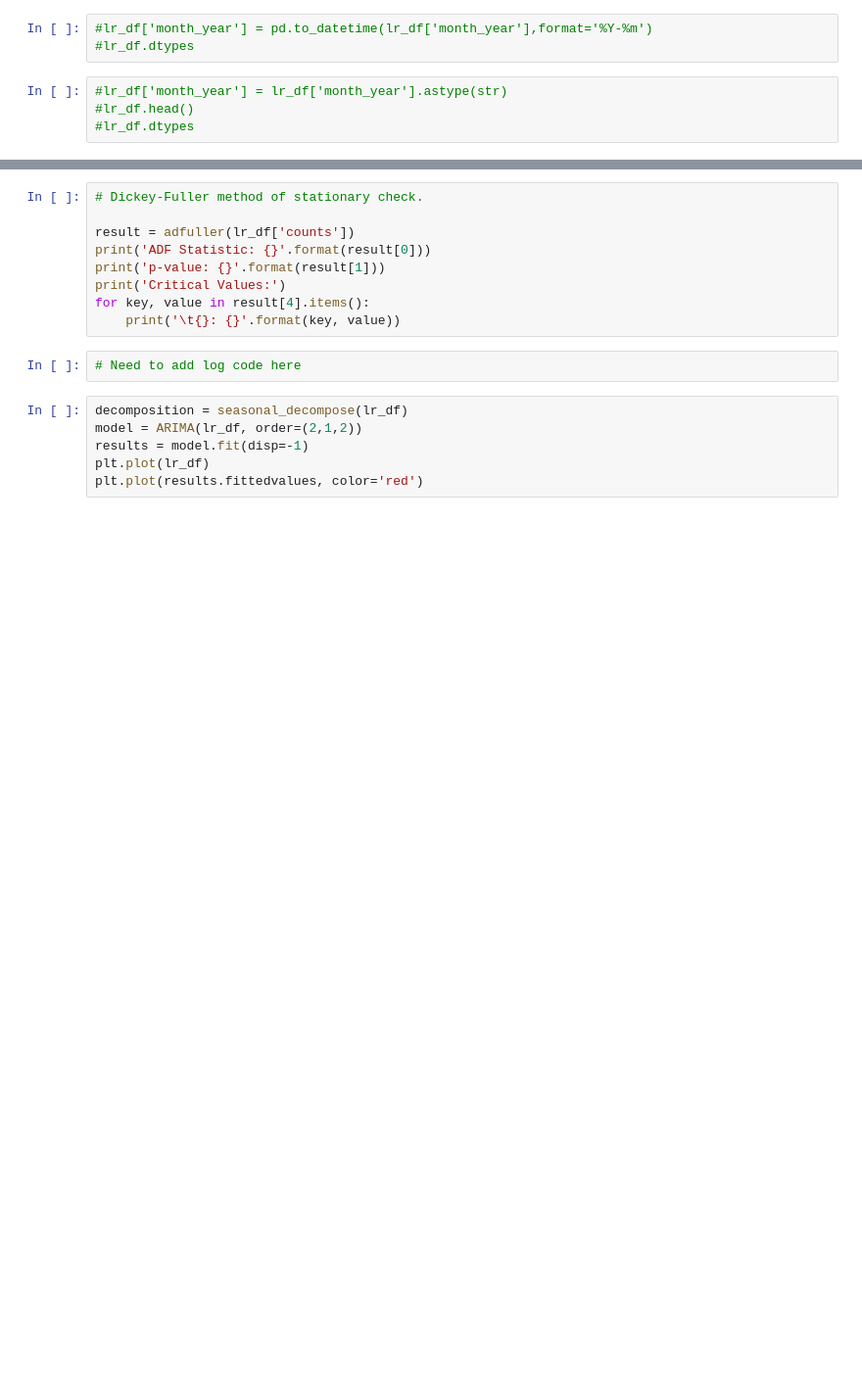
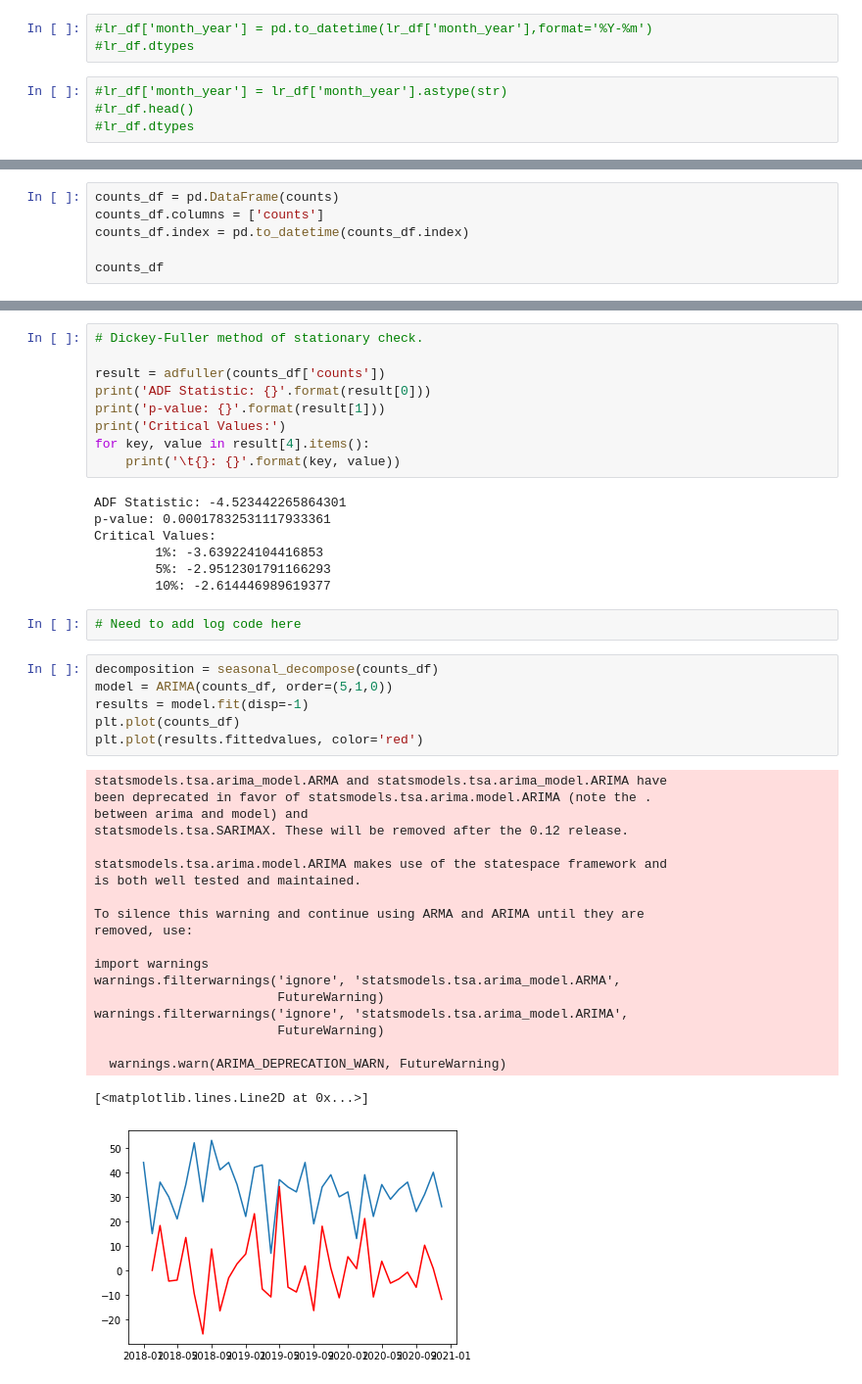
Before and after one commit to JSischo/Waupaca_repo, a Jupyter notebook: ARIMA_model.ipynb, the cells around one changed output, grey strips where cells are left out. Shown: that part at 98% size. Cells and saved outputs as stored; diff of their text form; blank space fills up the shorter version.

```diff
--- a/ARIMA_model.ipynb
+++ b/ARIMA_model.ipynb
@@ -170,0 +217,6 @@ plt.show()
+# %%
+counts_df = pd.DataFrame(counts)
+counts_df.columns = ['counts']
+counts_df.index = pd.to_datetime(counts_df.index)
+
+counts_df
@@ -171,18 +242,46 @@ plt.show()
 # %%
 # Dickey-Fuller method of stationary check.
 
-result = adfuller(lr_df['counts'])
+result = adfuller(counts_df['counts'])
 print('ADF Statistic: {}'.format(result[0]))
 print('p-value: {}'.format(result[1]))
 print('Critical Values:')
 for key, value in result[4].items():
     print('\t{}: {}'.format(key, value))
+# %% [output]
+ADF Statistic: -4.523442265864301
+p-value: 0.00017832531117933361
+Critical Values:
+        1%: -3.639224104416853
+        5%: -2.9512301791166293
+        10%: -2.614446989619377
 # %%
 # Need to add log code here
 # %%
-decomposition = seasonal_decompose(lr_df)
-model = ARIMA(lr_df, order=(2,1,2))
+decomposition = seasonal_decompose(counts_df)
+model = ARIMA(counts_df, order=(5,1,0))
 results = model.fit(disp=-1)
-plt.plot(lr_df)
+plt.plot(counts_df)
 plt.plot(results.fittedvalues, color='red')
+# %% [output]
+statsmodels.tsa.arima_model.ARMA and statsmodels.tsa.arima_model.ARIMA have
+been deprecated in favor of statsmodels.tsa.arima.model.ARIMA (note the .
+between arima and model) and
+statsmodels.tsa.SARIMAX. These will be removed after the 0.12 release.
+
+statsmodels.tsa.arima.model.ARIMA makes use of the statespace framework and
+is both well tested and maintained.
+
+To silence this warning and continue using ARMA and ARIMA until they are
+removed, use:
+
+import warnings
+warnings.filterwarnings('ignore', 'statsmodels.tsa.arima_model.ARMA',
+                        FutureWarning)
+warnings.filterwarnings('ignore', 'statsmodels.tsa.arima_model.ARIMA',
+                        FutureWarning)
+
+  warnings.warn(ARIMA_DEPRECATION_WARN, FutureWarning)
+[<matplotlib.lines.Line2D at 0x...>]
+[figure, added]
 # %%
```
Also changed, not shown: parts of 13 cells of this notebook.
